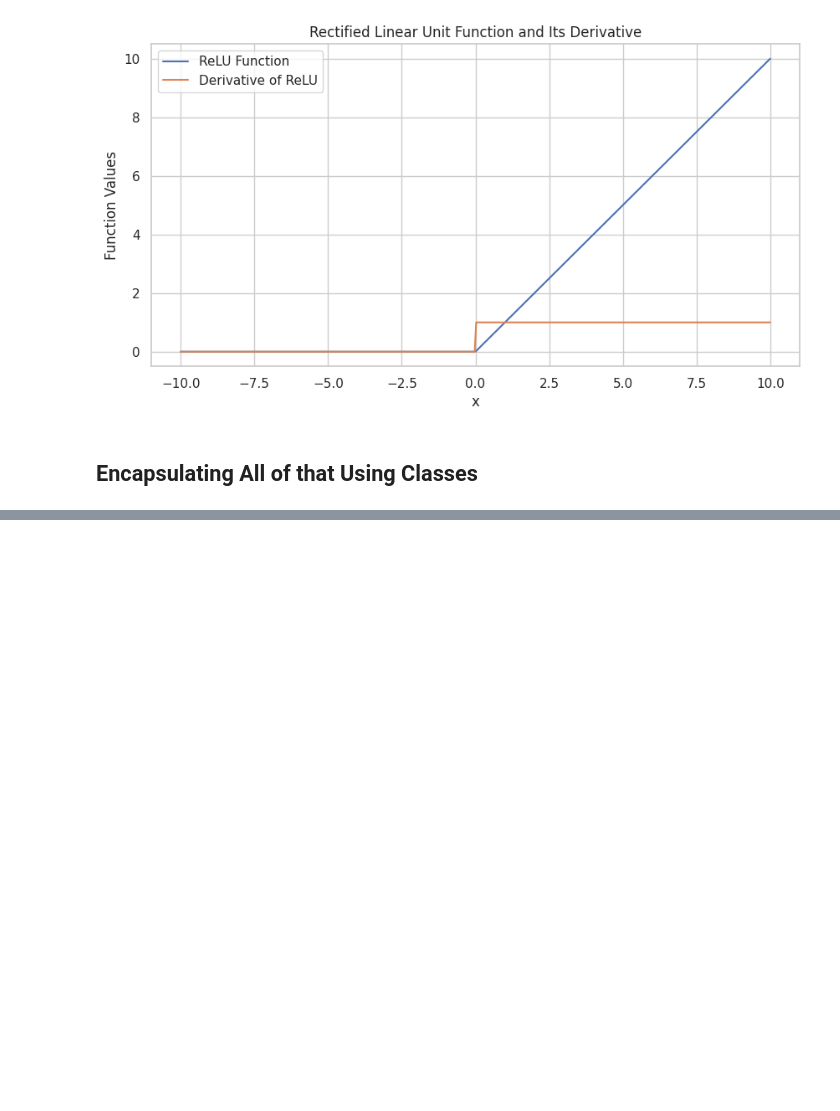
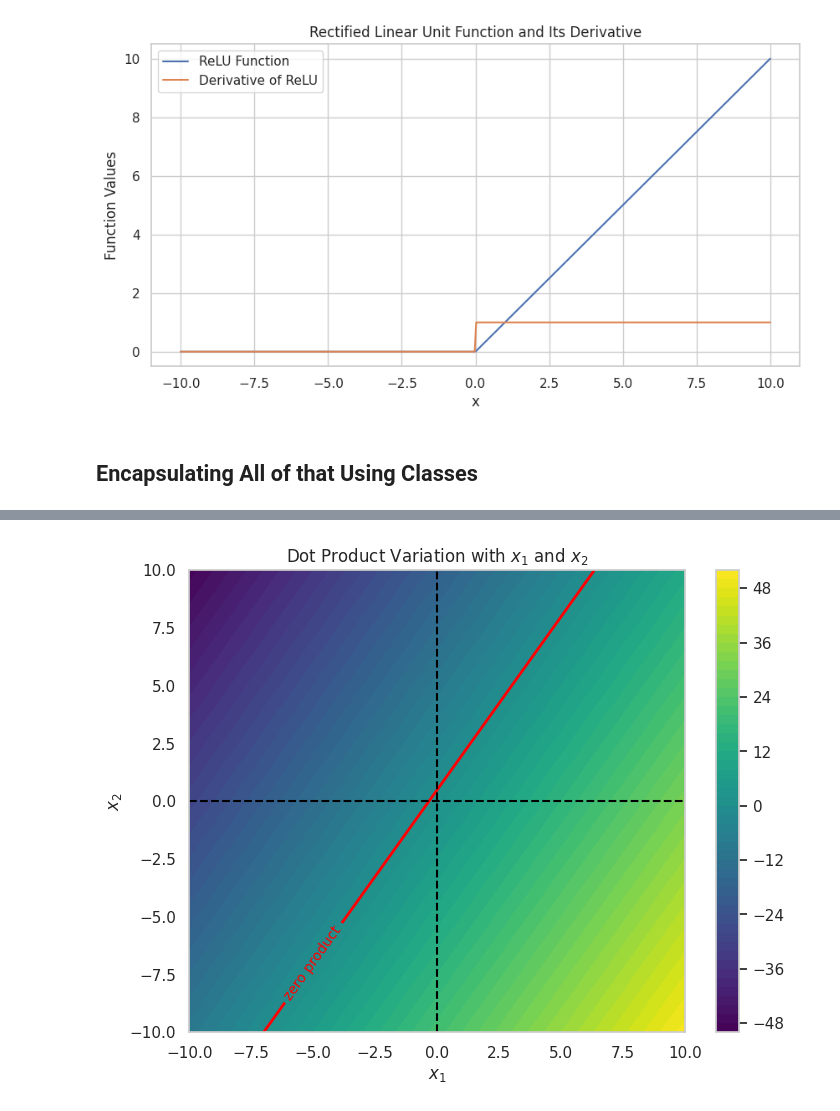
Before and after one commit to igorconsulting/neuromatch, a Jupyter notebook: mit-deep-learning/perceptron.ipynb, the cells around one changed output, grey strips where cells are left out. Saved outputs shown, nothing was run; the diff lists cells and outputs as text; code cells hidden in the pictures; blank space fills up the shorter version.

```diff
--- a/mit-deep-learning/perceptron.ipynb
+++ b/mit-deep-learning/perceptron.ipynb
@@ -177,0 +234,39 @@ activations.plot('sigmoid')
+# %%
+# Defining the constant vector
+W_ex = np.asarray([1, 3, -2])
+
+# Setting the limits for x_1 and x_2
+x1_values = np.linspace(-10, 10, 400)
+x2_values = np.linspace(-10, 10, 400)
+
+# Creating a mesh of points
+X1, X2 = np.meshgrid(x1_values, x2_values)
+
+# Calculating the dot product for each combination of x1 and x2
+dot_product = W_ex[0] * 1 + W_ex[1] * X1 + W_ex[2] * X2
+
+# Calculating sigmoid
+dot_sigmoid = sigmoid(dot_product)
+
+# Plotting the result
+plt.figure(figsize=(8, 6))
+
+contour = plt.contourf(X1, X2, dot_product, levels=50, cmap='viridis')
+plt.colorbar(contour)
+
+# Add contour where the scalar product is zero
+zero_contour = plt.contour(X1, X2, dot_product, levels=[0], colors='red', linewidths=2)
+plt.clabel(zero_contour, inline=True, fontsize=10, fmt='zero product')
+
+# Adding a vertical line for x_1 = 0 (y axis)
+plt.axvline(0, color='black', linestyle='--', linewidth=1.5, label='$x_1=0$')
+
+# Adding a horizontal line for x_2 = 0 (y axis)
+plt.axhline(0, color='black', linestyle='--', linewidth=1.5, label='$x_2=0$')
+
+plt.title('Dot Product Variation with $x_1$ and $x_2$')
+plt.xlabel('$x_1$')
+plt.ylabel('$x_2$')
+plt.show()
+# %% [output]
+[figure, added]
```
Also changed, not shown: parts of 5 cells of this notebook.
